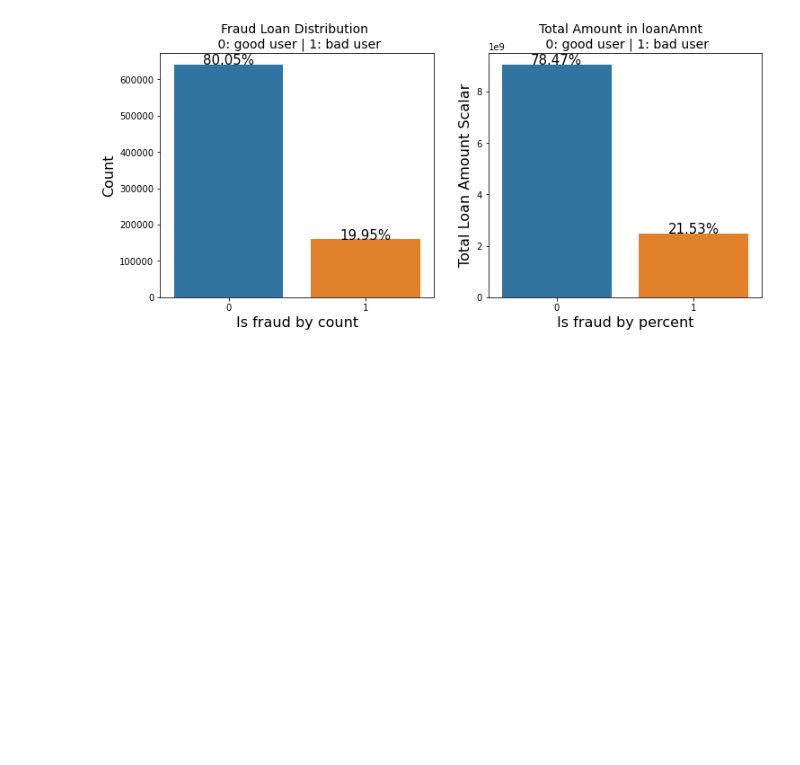
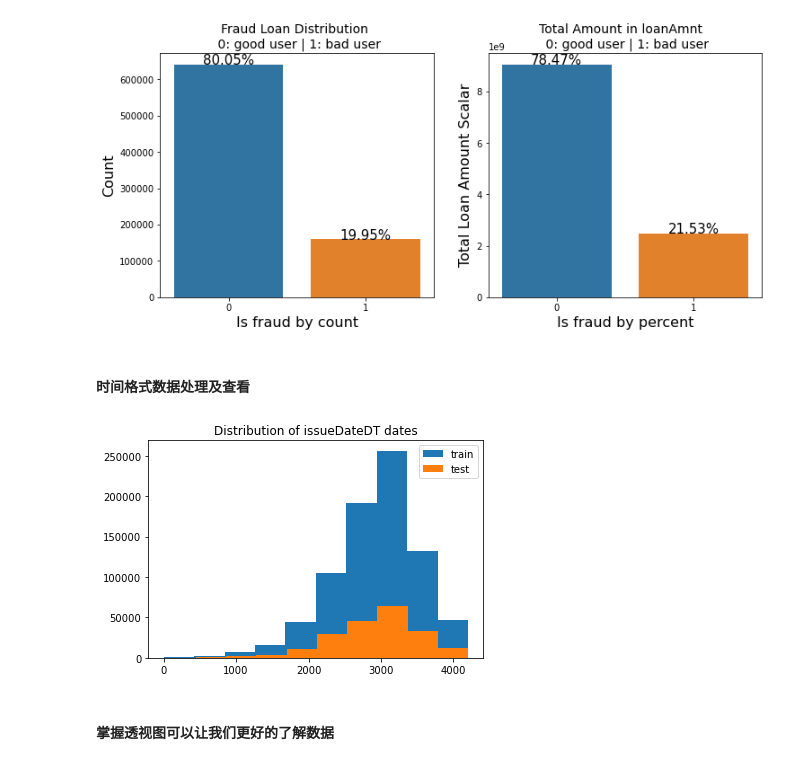
Before and after one commit to wenhuiwwh/DataMiningContest, a Jupyter notebook: 贷款违约预测/数据分析.ipynb, the cells around one changed output. Saved outputs shown, nothing was run; the diff lists cells and outputs as text; code cells hidden in the pictures; blank space fills up the shorter version.

Commit message:
finish data anaysis

```diff
--- a/贷款违约预测/数据分析.ipynb
+++ b/贷款违约预测/数据分析.ipynb
@@ -404,3 +404,25 @@ for p in plot_tr_2.patches:
     plot_tr_2.text(p.get_x()+p.get_width()/2.,height + 3,'{:1.2f}%'.format(height/total_amt * 100), ha="center", fontsize=15)
 # %% [output]
 [figure]
+# %% [markdown]
+#### 时间格式数据处理及查看
+# %%
+#转化成时间格式  issueDateDT特征表示数据日期离数据集中日期最早的日期（2007-06-01）的天数
+data_train['issueDate'] = pd.to_datetime(data_train['issueDate'],format='%Y-%m-%d')
+startdate = datetime.datetime.strptime('2007-06-01', '%Y-%m-%d')
+data_train['issueDateDT'] = data_train['issueDate'].apply(lambda x: x-startdate).dt.days
+# %%
+#转化成时间格式
+data_test_a['issueDate'] = pd.to_datetime(data_train['issueDate'],format='%Y-%m-%d')
+startdate = datetime.datetime.strptime('2007-06-01', '%Y-%m-%d')
+data_test_a['issueDateDT'] = data_test_a['issueDate'].apply(lambda x: x-startdate).dt.days
+# %%
+plt.hist(data_train['issueDateDT'], label='train');
+plt.hist(data_test_a['issueDateDT'], label='test');
+plt.legend();
+plt.title('Distribution of issueDateDT dates');
+#train 和 test issueDateDT 日期有重叠 所以使用基于时间的分割进行验证是不明智的
+# %% [output]
+[figure, added]
+# %% [markdown]
+#### 掌握透视图可以让我们更好的了解数据
```
Also changed, not shown: parts of 4 cells of this notebook.
